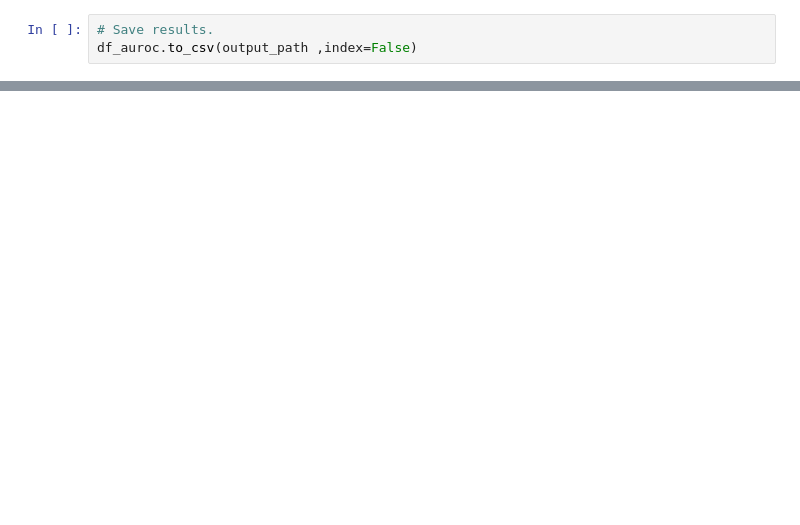
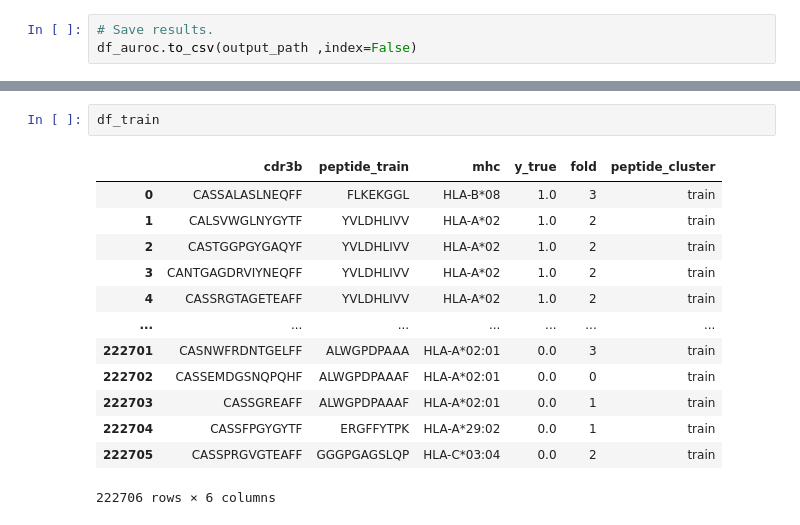
Before and after one commit to andreyto/fork-tcr-dataset-size-estimation, a Jupyter notebook: models_benchmark/bootstrap.ipynb, the cells around one changed output, grey strips where cells are left out. Cells and saved outputs as stored; diff of their text form; blank space fills up the shorter version.

```diff
--- a/models_benchmark/bootstrap.ipynb
+++ b/models_benchmark/bootstrap.ipynb
@@ -363,0 +387,16 @@ df_auroc.to_csv(output_path ,index=False)
+# %%
+df_train
+# %% [output]
+|  | cdr3b | peptide_train | mhc | y_true | fold | peptide_cluster |
+| 0 | CASSALASLNEQFF | FLKEKGGL | HLA-B*08 | 1.0 | 3 | train |
+| 1 | CALSVWGLNYGYTF | YVLDHLIVV | HLA-A*02 | 1.0 | 2 | train |
+| 2 | CASTGGPGYGAQYF | YVLDHLIVV | HLA-A*02 | 1.0 | 2 | train |
+| 3 | CANTGAGDRVIYNEQFF | YVLDHLIVV | HLA-A*02 | 1.0 | 2 | train |
+| 4 | CASSRGTAGETEAFF | YVLDHLIVV | HLA-A*02 | 1.0 | 2 | train |
+| ... | ... | ... | ... | ... | ... | ... |
+| 222701 | CASNWFRDNTGELFF | ALWGPDPAAA | HLA-A*02:01 | 0.0 | 3 | train |
+| 222702 | CASSEMDGSNQPQHF | ALWGPDPAAAF | HLA-A*02:01 | 0.0 | 0 | train |
+| 222703 | CASSGREAFF | ALWGPDPAAAF | HLA-A*02:01 | 0.0 | 1 | train |
+| 222704 | CASSFPGYGYTF | ERGFFYTPK | HLA-A*29:02 | 0.0 | 1 | train |
+| 222705 | CASSPRGVGTEAFF | GGGPGAGSLQP | HLA-C*03:04 | 0.0 | 2 | train |
+222706 rows × 6 columns
```
Also changed, not shown: parts of 5 cells of this notebook.
